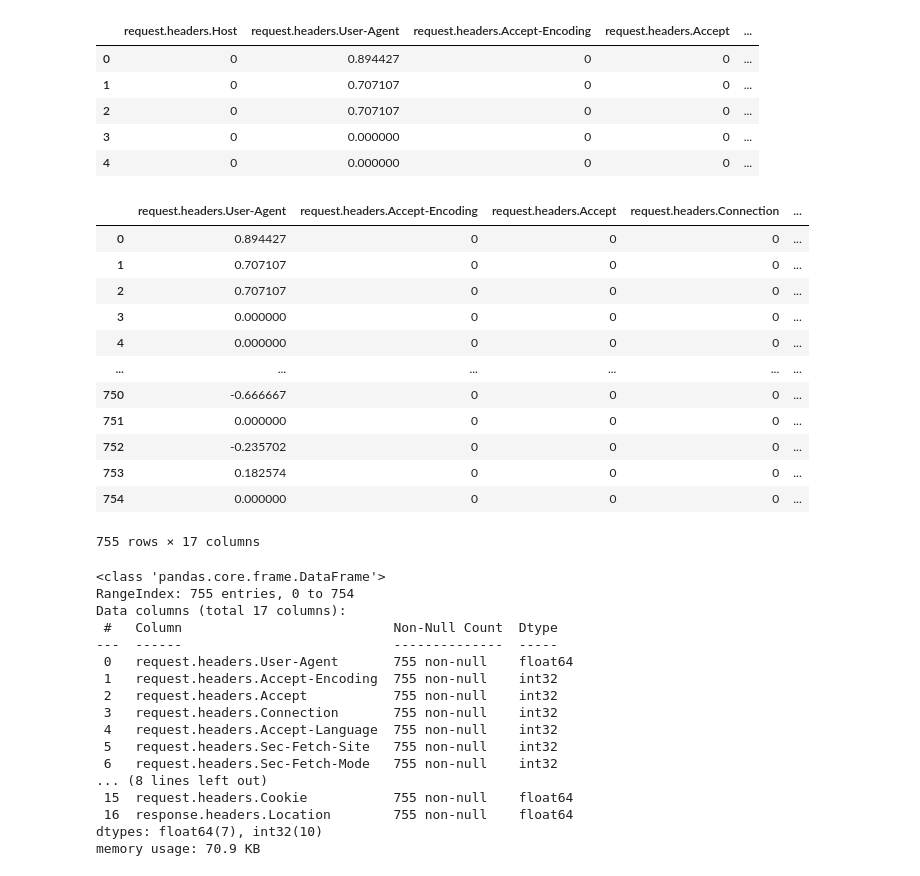
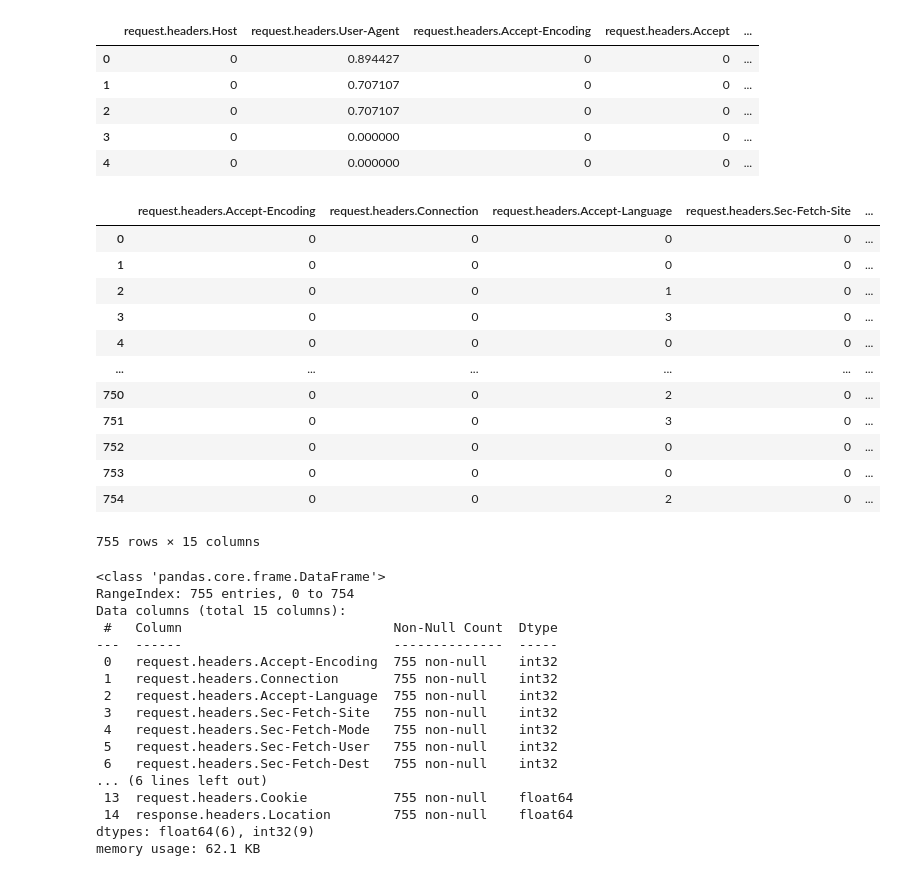
Before and after one commit to chenshtynmetz/CiscoCompetition, a Jupyter notebook: Dataset1.ipynb, the cells around one changed output. Cells and saved outputs as stored; diff of their text form; code cells hidden in the pictures.

```diff
--- a/Dataset1.ipynb
+++ b/Dataset1.ipynb
@@ -812,45 +1025,47 @@ df.head()
 # %%
 df.drop('response.headers.Set-Cookie', axis=1, inplace=True)
 df.drop('response.status_code', axis=1, inplace=True)
 df.drop('request.headers.Host', axis=1, inplace=True)
 df.drop('request.headers.Content-Length', axis=1, inplace=True)
+df.drop('request.headers.User-Agent', axis=1, inplace=True)
+df.drop('request.headers.Accept', axis=1, inplace=True)
 
 df
 # %% [output]
-|  | request.headers.User-Agent | request.headers.Accept-Encoding | request.headers.Accept | request.headers.Connection | ... |
-| 0 | 0.894427 | 0 | 0 | 0 | ... |
-| 1 | 0.707107 | 0 | 0 | 0 | ... |
-| 2 | 0.707107 | 0 | 0 | 0 | ... |
-| 3 | 0.000000 | 0 | 0 | 0 | ... |
-| 4 | 0.000000 | 0 | 0 | 0 | ... |
+|  | request.headers.Accept-Encoding | request.headers.Connection | request.headers.Accept-Language | request.headers.Sec-Fetch-Site | ... |
+| 0 | 0 | 0 | 0 | 0 | ... |
+| 1 | 0 | 0 | 0 | 0 | ... |
+| 2 | 0 | 0 | 1 | 0 | ... |
+| 3 | 0 | 0 | 3 | 0 | ... |
+| 4 | 0 | 0 | 0 | 0 | ... |
 | ... | ... | ... | ... | ... | ... |
-| 750 | -0.666667 | 0 | 0 | 0 | ... |
-| 751 | 0.000000 | 0 | 0 | 0 | ... |
-| 752 | -0.235702 | 0 | 0 | 0 | ... |
-| 753 | 0.182574 | 0 | 0 | 0 | ... |
-| 754 | 0.000000 | 0 | 0 | 0 | ... |
+| 750 | 0 | 0 | 2 | 0 | ... |
+| 751 | 0 | 0 | 3 | 0 | ... |
+| 752 | 0 | 0 | 0 | 0 | ... |
+| 753 | 0 | 0 | 0 | 0 | ... |
+| 754 | 0 | 0 | 2 | 0 | ... |
-755 rows × 17 columns
+755 rows × 15 columns
 # %%
 # Memory check (For large datasets sometimes the dataframe will exceed the computers resources)
 df.info(memory_usage="deep")
 # %% [output]
 <class 'pandas.core.frame.DataFrame'>
 RangeIndex: 755 entries, 0 to 754
-Data columns (total 17 columns):
+Data columns (total 15 columns):
  #   Column                           Non-Null Count  Dtype
 ---  ------                           --------------  -----
- 0   request.headers.User-Agent       755 non-null    float64
- 1   request.headers.Accept-Encoding  755 non-null    int32
- 2   request.headers.Accept           755 non-null    int32
- 3   request.headers.Connection       755 non-null    int32
- 4   request.headers.Accept-Language  755 non-null    int32
- 5   request.headers.Sec-Fetch-Site   755 non-null    int32
- 6   request.headers.Sec-Fetch-Mode   755 non-null    int32
-... (8 lines left out)
- 15  request.headers.Cookie           755 non-null    float64
- 16  response.headers.Location        755 non-null    float64
-dtypes: float64(7), int32(10)
-memory usage: 70.9 KB
+ 0   request.headers.Accept-Encoding  755 non-null    int32
+ 1   request.headers.Connection       755 non-null    int32
+ 2   request.headers.Accept-Language  755 non-null    int32
+ 3   request.headers.Sec-Fetch-Site   755 non-null    int32
+ 4   request.headers.Sec-Fetch-Mode   755 non-null    int32
+ 5   request.headers.Sec-Fetch-User   755 non-null    int32
+ 6   request.headers.Sec-Fetch-Dest   755 non-null    int32
+... (6 lines left out)
+ 13  request.headers.Cookie           755 non-null    float64
+ 14  response.headers.Location        755 non-null    float64
+dtypes: float64(6), int32(9)
+memory usage: 62.1 KB
 # %%
 # Choose the right features
 # In our example code we choose all the columns as our feature this can be the right or wrong way to approach the model, you choose.
```
Also changed, not shown: parts of 50 cells of this notebook.
